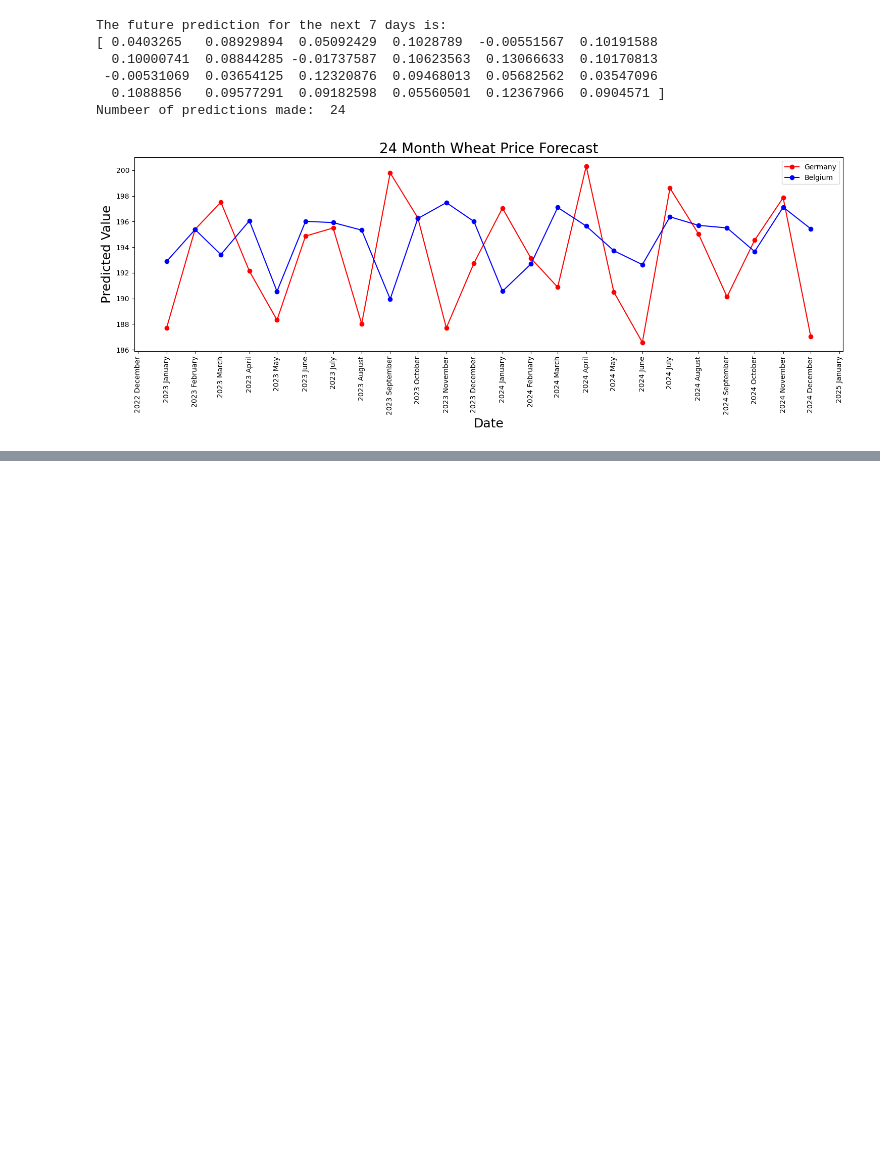
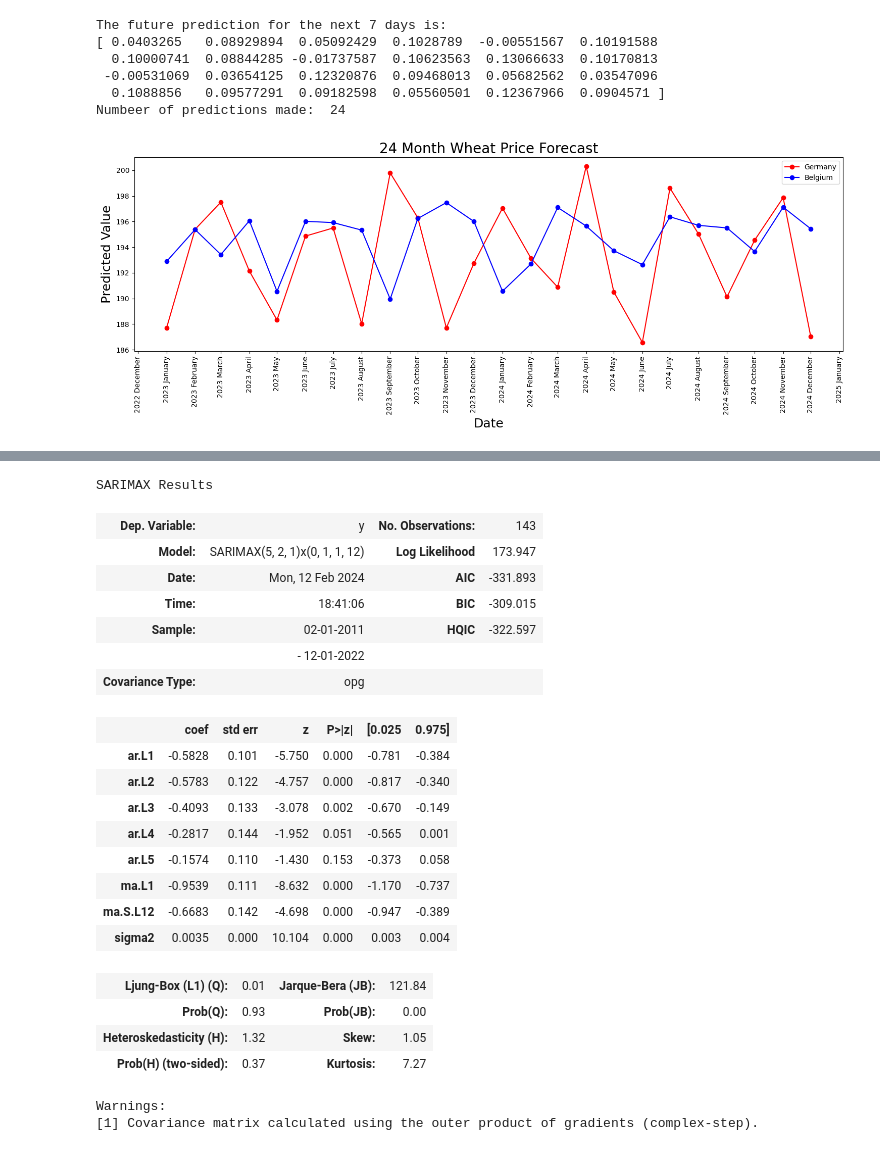
Before and after one commit to devbilalkhan/fao-project, a Jupyter notebook: fao_stat.ipynb, the cells around one changed output, grey strips where cells are left out. Cells and saved outputs as stored; diff of their text form; code cells hidden in the pictures; blank space fills up the shorter version.

```diff
--- a/fao_stat.ipynb
+++ b/fao_stat.ipynb
@@ -504,0 +541,26 @@ plot_predictions(predictions)
+# %%
+model.summary()
+# %% [output]
+SARIMAX Results
+| Dep. Variable: | y | No. Observations: | 143 |
+| Model: | SARIMAX(5, 2, 1)x(0, 1, 1, 12) | Log Likelihood | 173.947 |
+| Date: | Mon, 12 Feb 2024 | AIC | -331.893 |
+| Time: | 18:41:06 | BIC | -309.015 |
+| Sample: | 02-01-2011 | HQIC | -322.597 |
+|  | - 12-01-2022 |  |  |
+| Covariance Type: | opg |  |  |
+|  | coef | std err | z | P>|z| | [0.025 | 0.975] |
+| ar.L1 | -0.5828 | 0.101 | -5.750 | 0.000 | -0.781 | -0.384 |
+| ar.L2 | -0.5783 | 0.122 | -4.757 | 0.000 | -0.817 | -0.340 |
+| ar.L3 | -0.4093 | 0.133 | -3.078 | 0.002 | -0.670 | -0.149 |
+| ar.L4 | -0.2817 | 0.144 | -1.952 | 0.051 | -0.565 | 0.001 |
+| ar.L5 | -0.1574 | 0.110 | -1.430 | 0.153 | -0.373 | 0.058 |
+| ma.L1 | -0.9539 | 0.111 | -8.632 | 0.000 | -1.170 | -0.737 |
+| ma.S.L12 | -0.6683 | 0.142 | -4.698 | 0.000 | -0.947 | -0.389 |
+| sigma2 | 0.0035 | 0.000 | 10.104 | 0.000 | 0.003 | 0.004 |
+| Ljung-Box (L1) (Q): | 0.01 | Jarque-Bera (JB): | 121.84 |
+| Prob(Q): | 0.93 | Prob(JB): | 0.00 |
+| Heteroskedasticity (H): | 1.32 | Skew: | 1.05 |
+| Prob(H) (two-sided): | 0.37 | Kurtosis: | 7.27 |
+Warnings:
+[1] Covariance matrix calculated using the outer product of gradients (complex-step).
```
Also changed, not shown: parts of 15 cells of this notebook, 1 other file.
